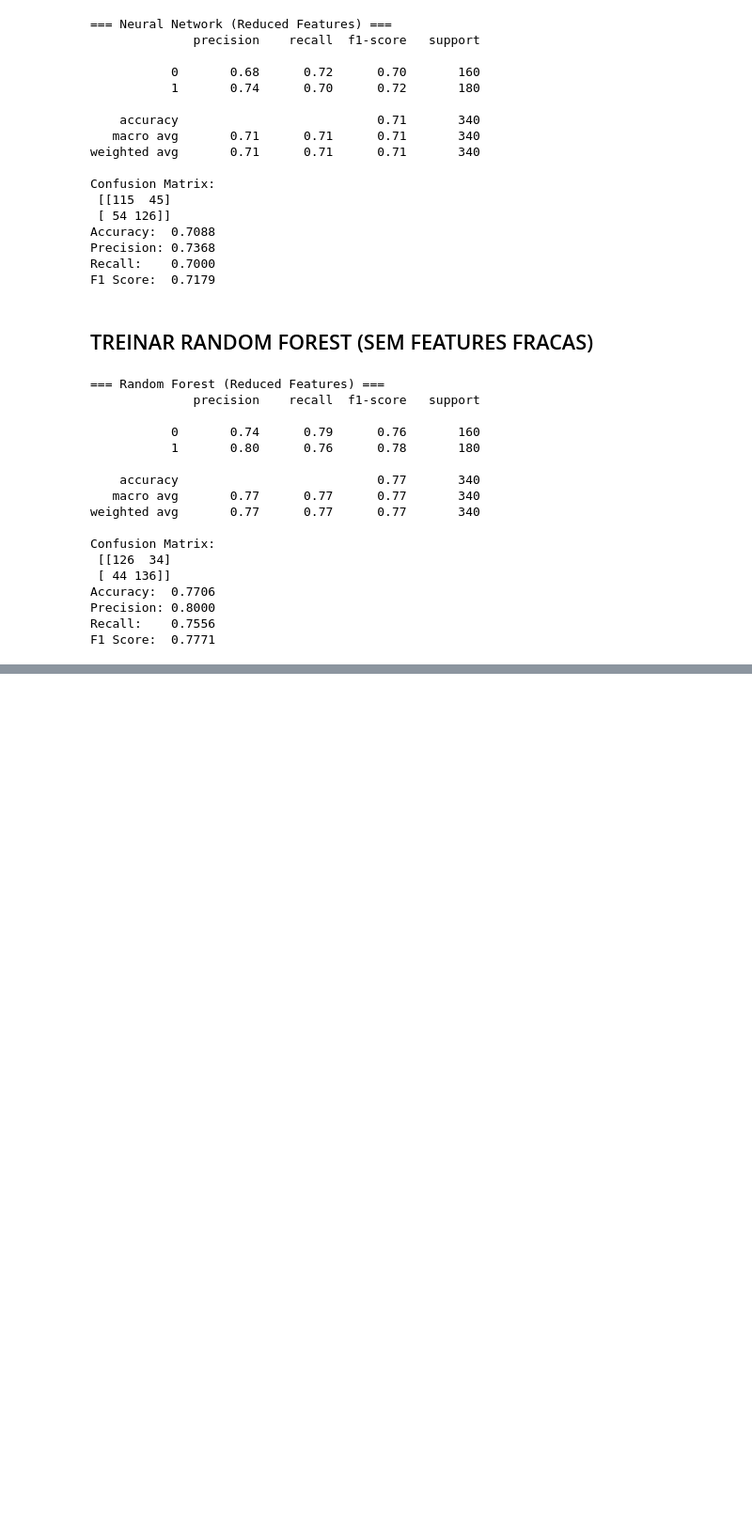
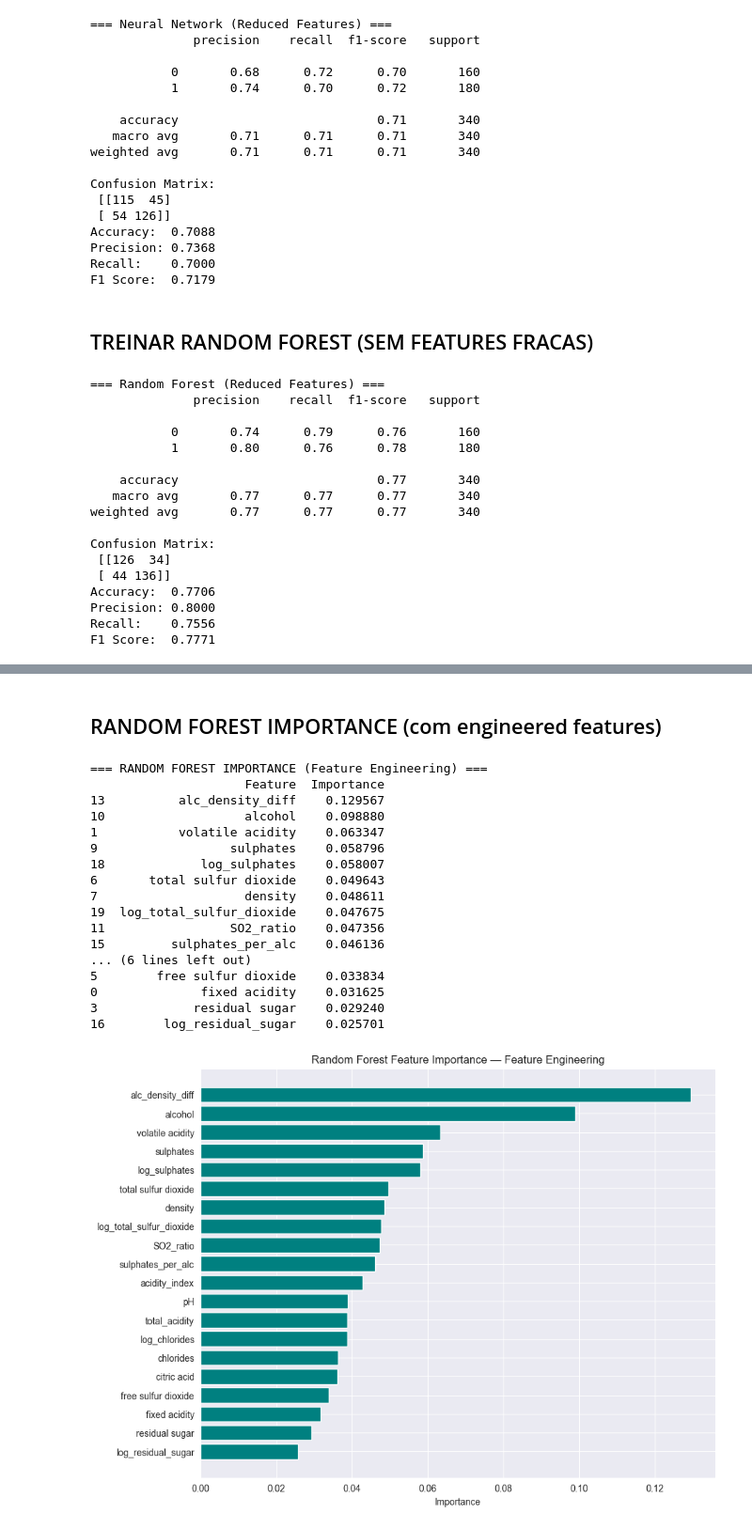
Before and after one commit to tomasgferreira06/ML_TP, a Jupyter notebook: projetoML.ipynb, the cells around one changed output, grey strips where cells are left out. Shown at 94% size. Drawn from its saved outputs; the diff is of its cells as text; code cells hidden in the pictures; blank space fills up the shorter version.

```diff
--- a/projetoML.ipynb
+++ b/projetoML.ipynb
@@ -792,0 +1005,56 @@ F1 Score:  0.7771
+# %% [markdown]
+## RANDOM FOREST IMPORTANCE (com engineered features)
+# %%
+## RANDOM FOREST FEATURE IMPORTANCE — Feature Engineering
+
+from sklearn.ensemble import RandomForestClassifier
+import pandas as pd
+import matplotlib.pyplot as plt
+
+# Criar e treinar o modelo
+rf_fe_fs = RandomForestClassifier(
+    n_estimators=300,
+    random_state=42,
+    n_jobs=-1
+)
+
+rf_fe_fs.fit(X_train_fe, y_train_fe)
+
+# Importâncias
+rf_importances_fe = rf_fe_fs.feature_importances_
+
+# DataFrame ordenado
+rf_df_fe = pd.DataFrame({
+    'Feature': X_fe.columns,
+    'Importance': rf_importances_fe
+}).sort_values(by='Importance', ascending=False)
+
+print("=== RANDOM FOREST IMPORTANCE (Feature Engineering) ===")
+print(rf_df_fe)
+
+# Gráfico
+plt.figure(figsize=(10, 8))
+plt.barh(rf_df_fe['Feature'], rf_df_fe['Importance'], color='teal')
+plt.gca().invert_yaxis()
+plt.title("Random Forest Feature Importance — Feature Engineering")
+plt.xlabel("Importance")
+plt.show()
+# %% [output]
+=== RANDOM FOREST IMPORTANCE (Feature Engineering) ===
+                     Feature  Importance
+13          alc_density_diff    0.129567
+10                   alcohol    0.098880
+1           volatile acidity    0.063347
+9                  sulphates    0.058796
+18             log_sulphates    0.058007
+6       total sulfur dioxide    0.049643
+7                    density    0.048611
+19  log_total_sulfur_dioxide    0.047675
+11                 SO2_ratio    0.047356
+15         sulphates_per_alc    0.046136
+... (6 lines left out)
+5        free sulfur dioxide    0.033834
+0              fixed acidity    0.031625
+3             residual sugar    0.029240
+16        log_residual_sugar    0.025701
+[figure, added]
```
Also changed, not shown: parts of 25 cells of this notebook.
